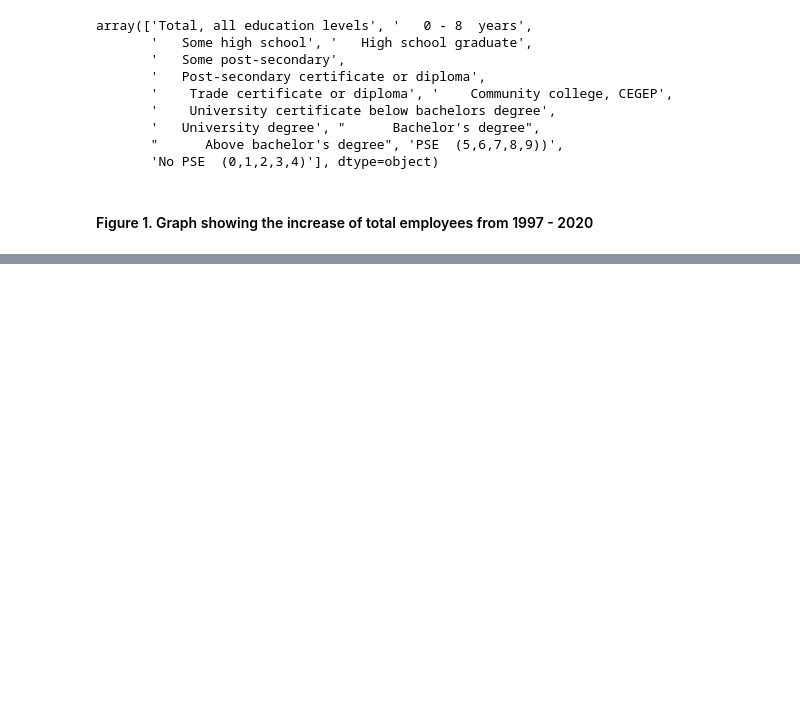
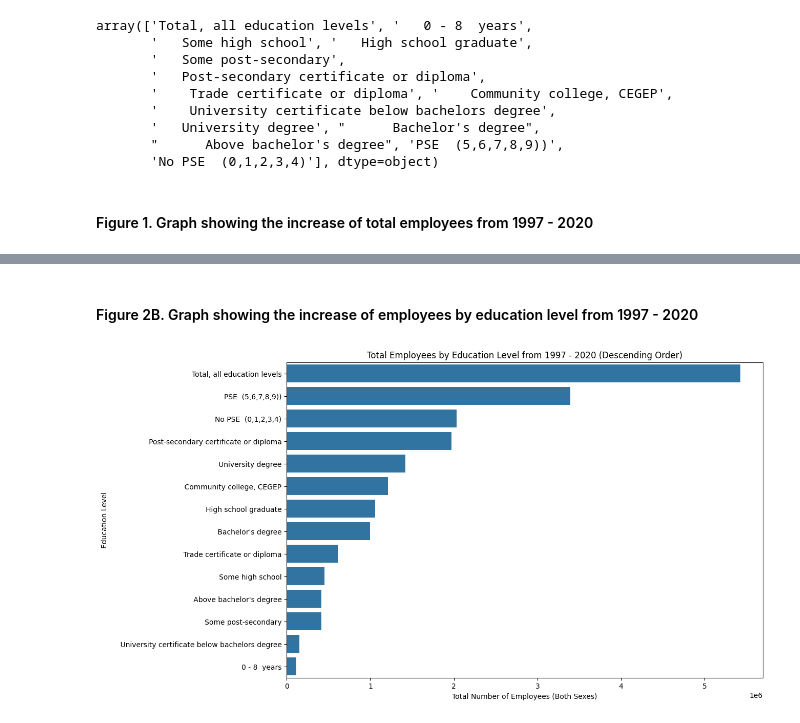
Before and after one commit to aidantrabs/dataviz, a Jupyter notebook: src/EDA.ipynb, the cells around one changed output, grey strips where cells are left out. Drawn from its saved outputs; the diff is of its cells as text; code cells hidden in the pictures; blank space fills up the shorter version.

```diff
--- a/src/EDA.ipynb
+++ b/src/EDA.ipynb
@@ -198,0 +206,17 @@ plt.show()
+# %% [markdown]
+#### Figure 2B. Graph showing the increase of employees by education level from 1997 - 2020
+# %%
+df_filtered = df[df['Wages'] == 'Total employees']
+
+total_employees = df_filtered.groupby('Education level')['Both Sexes'].sum().reset_index()
+
+total_employees = total_employees.sort_values(by='Both Sexes', ascending=False)
+
+plt.figure(figsize=(12, 8))
+sns.barplot(x='Both Sexes', y='Education level', data=total_employees)
+plt.title('Total Employees by Education Level from 1997 - 2020 (Descending Order)')
+plt.xlabel('Total Number of Employees (Both Sexes)')
+plt.ylabel('Education Level')
+plt.show()
+# %% [output]
+[figure, added]
```
Also changed, not shown: parts of 4 cells of this notebook.
